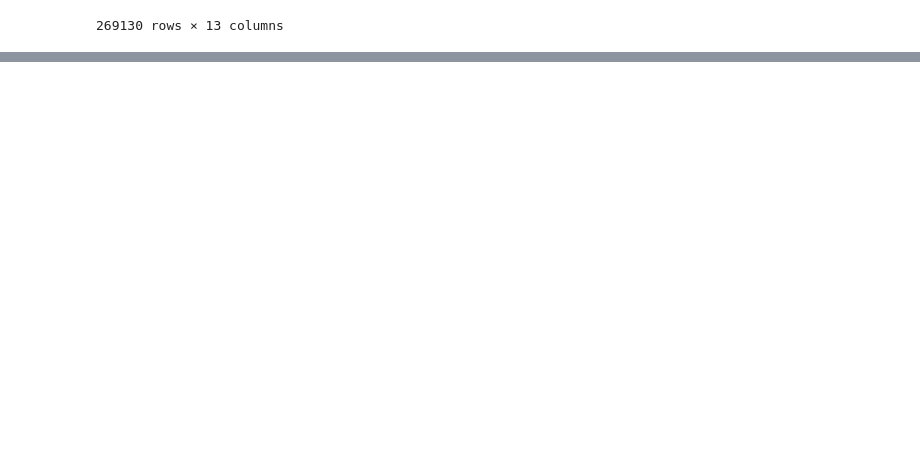
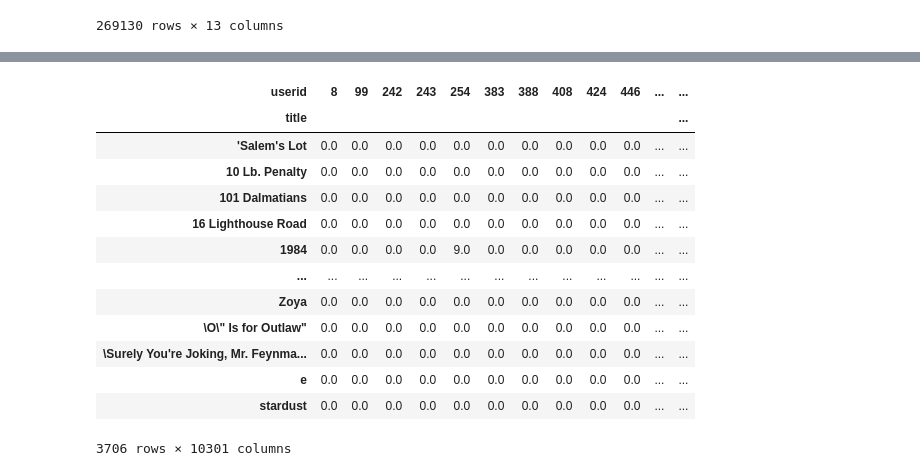
Before and after one commit to IanniMuliterno/rec_system, a Jupyter notebook: recommend_system.ipynb, the cells around one changed output, grey strips where cells are left out. Saved outputs shown, nothing was run; the diff lists cells and outputs as text; code cells hidden in the pictures; blank space fills up the shorter version.

Commit message:
refreshing knowledge of the code , table pivot and tidying

```diff
--- a/recommend_system.ipynb
+++ b/recommend_system.ipynb
@@ -167,0 +179,2 @@ books_final
+# %%
+books_final_T = books_final.pivot_table(columns=['userid'],index=['title'],values='rating_x')
@@ -167,0 +198,19 @@ books_final
+# %%
+books_final_T.fillna(0,inplace = True)
+# %%
+books_final_T
+# %% [output]
+| userid | 8 | 99 | 242 | 243 | 254 | 383 | 388 | 408 | 424 | 446 | ... | ... |
+| title |  |  |  |  |  |  |  |  |  |  |  | ... |
+| 'Salem's Lot | 0.0 | 0.0 | 0.0 | 0.0 | 0.0 | 0.0 | 0.0 | 0.0 | 0.0 | 0.0 | ... | ... |
+| 10 Lb. Penalty | 0.0 | 0.0 | 0.0 | 0.0 | 0.0 | 0.0 | 0.0 | 0.0 | 0.0 | 0.0 | ... | ... |
+| 101 Dalmatians | 0.0 | 0.0 | 0.0 | 0.0 | 0.0 | 0.0 | 0.0 | 0.0 | 0.0 | 0.0 | ... | ... |
+| 16 Lighthouse Road | 0.0 | 0.0 | 0.0 | 0.0 | 0.0 | 0.0 | 0.0 | 0.0 | 0.0 | 0.0 | ... | ... |
+| 1984 | 0.0 | 0.0 | 0.0 | 0.0 | 9.0 | 0.0 | 0.0 | 0.0 | 0.0 | 0.0 | ... | ... |
+| ... | ... | ... | ... | ... | ... | ... | ... | ... | ... | ... | ... | ... |
+| Zoya | 0.0 | 0.0 | 0.0 | 0.0 | 0.0 | 0.0 | 0.0 | 0.0 | 0.0 | 0.0 | ... | ... |
+| \O\" Is for Outlaw" | 0.0 | 0.0 | 0.0 | 0.0 | 0.0 | 0.0 | 0.0 | 0.0 | 0.0 | 0.0 | ... | ... |
+| \Surely You're Joking, Mr. Feynma... | 0.0 | 0.0 | 0.0 | 0.0 | 0.0 | 0.0 | 0.0 | 0.0 | 0.0 | 0.0 | ... | ... |
+| e | 0.0 | 0.0 | 0.0 | 0.0 | 0.0 | 0.0 | 0.0 | 0.0 | 0.0 | 0.0 | ... | ... |
+| stardust | 0.0 | 0.0 | 0.0 | 0.0 | 0.0 | 0.0 | 0.0 | 0.0 | 0.0 | 0.0 | ... | ... |
+3706 rows × 10301 columns
```
Also changed, not shown: parts of 3 cells of this notebook.
